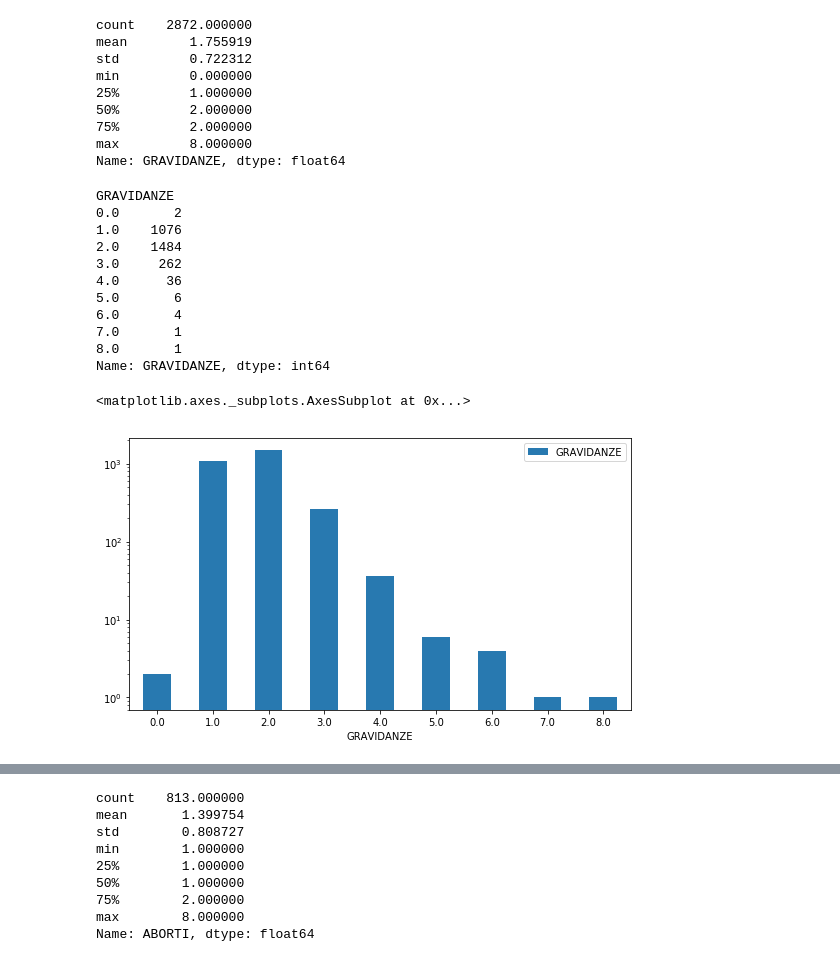
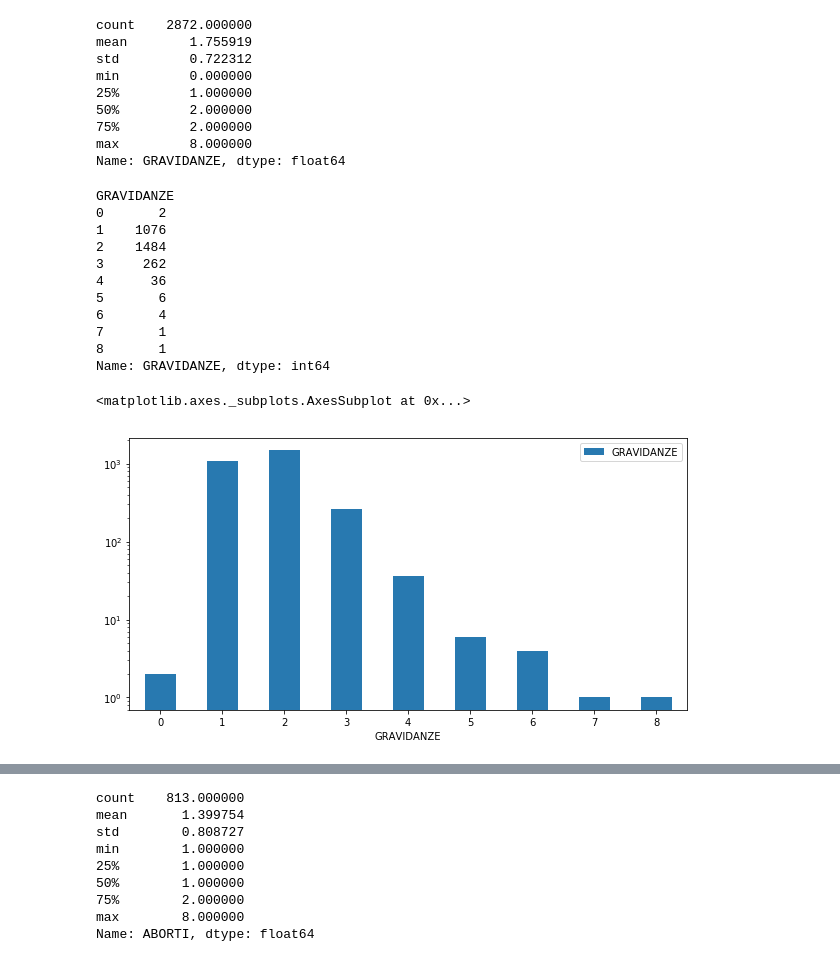
Before and after one commit to Nimerya/Cytological-Reports-Analysis, a Jupyter notebook: exploratory_analysis.ipynb, the cells around one changed output, grey strips where cells are left out. Cells and saved outputs as stored; diff of their text form; code cells hidden in the pictures.

```diff
--- a/exploratory_analysis.ipynb
+++ b/exploratory_analysis.ipynb
@@ -166,22 +199,23 @@ max         8.000000
 Name: GRAVIDANZE, dtype: float64
 # %%
 GRAVIDANZE = df.groupby('GRAVIDANZE')['GRAVIDANZE'].count()
+GRAVIDANZE.index = GRAVIDANZE.index.astype('int64')
 print(GRAVIDANZE)
 # %% [output]
 GRAVIDANZE
-0.0       2
-1.0    1076
-2.0    1484
-3.0     262
-4.0      36
-5.0       6
-6.0       4
-7.0       1
-8.0       1
+0       2
+1    1076
+2    1484
+3     262
+4      36
+5       6
+6       4
+7       1
+8       1
 Name: GRAVIDANZE, dtype: int64
 # %%
-GRAVIDANZE.plot(kind='bar', figsize=(9,5), rot=0, legend=True, color='#2879b0', logy=True)
+GRAVIDANZE.plot(kind='bar', figsize=(10,5), rot=0, legend=True, color='#2879b0', logy=True)
 # %% [output]
 <matplotlib.axes._subplots.AxesSubplot at 0x...>
-[figure, old version]
+[figure, new version]
 # %%
```
Also changed, not shown: parts of 43 cells of this notebook, 1 other file.
